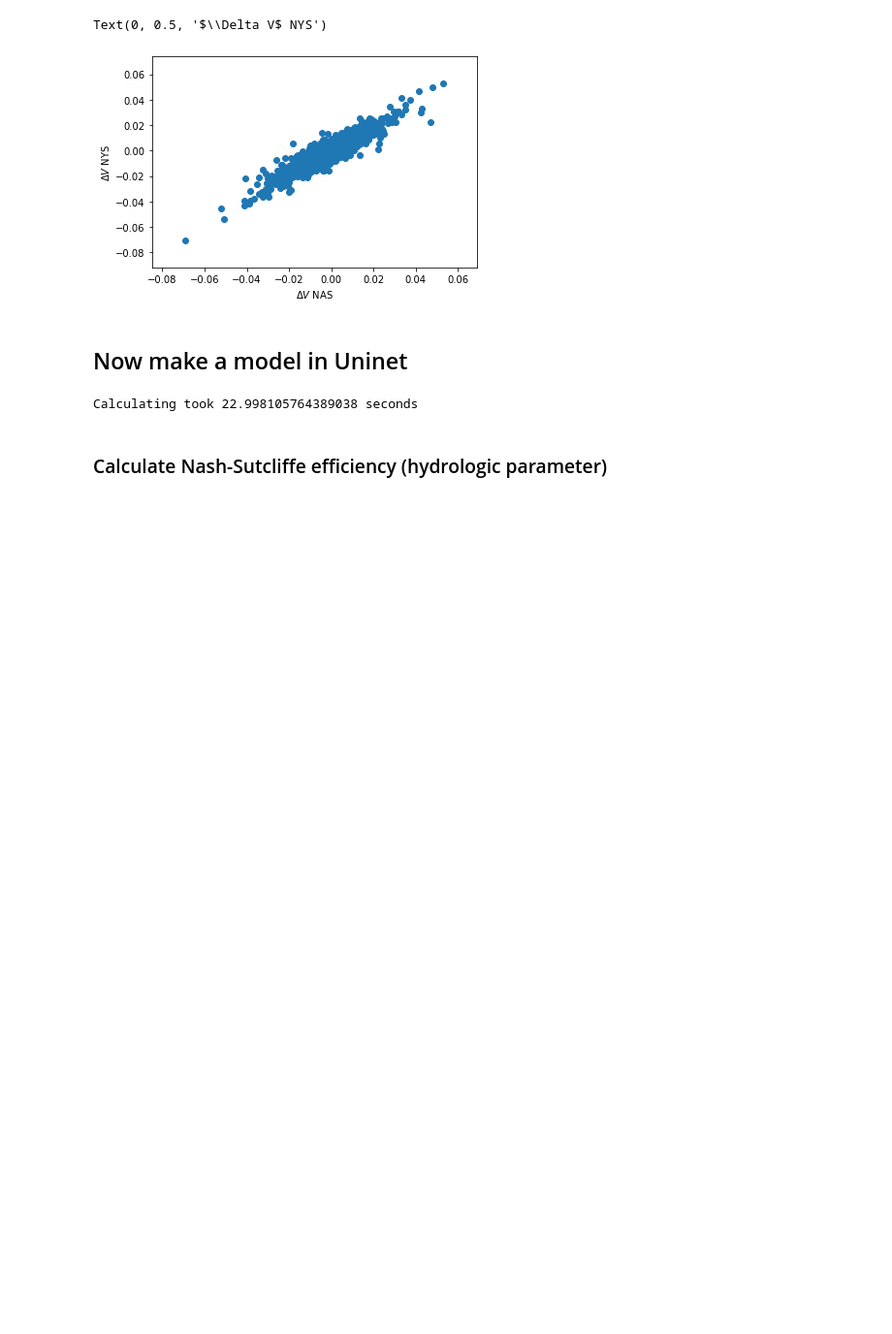
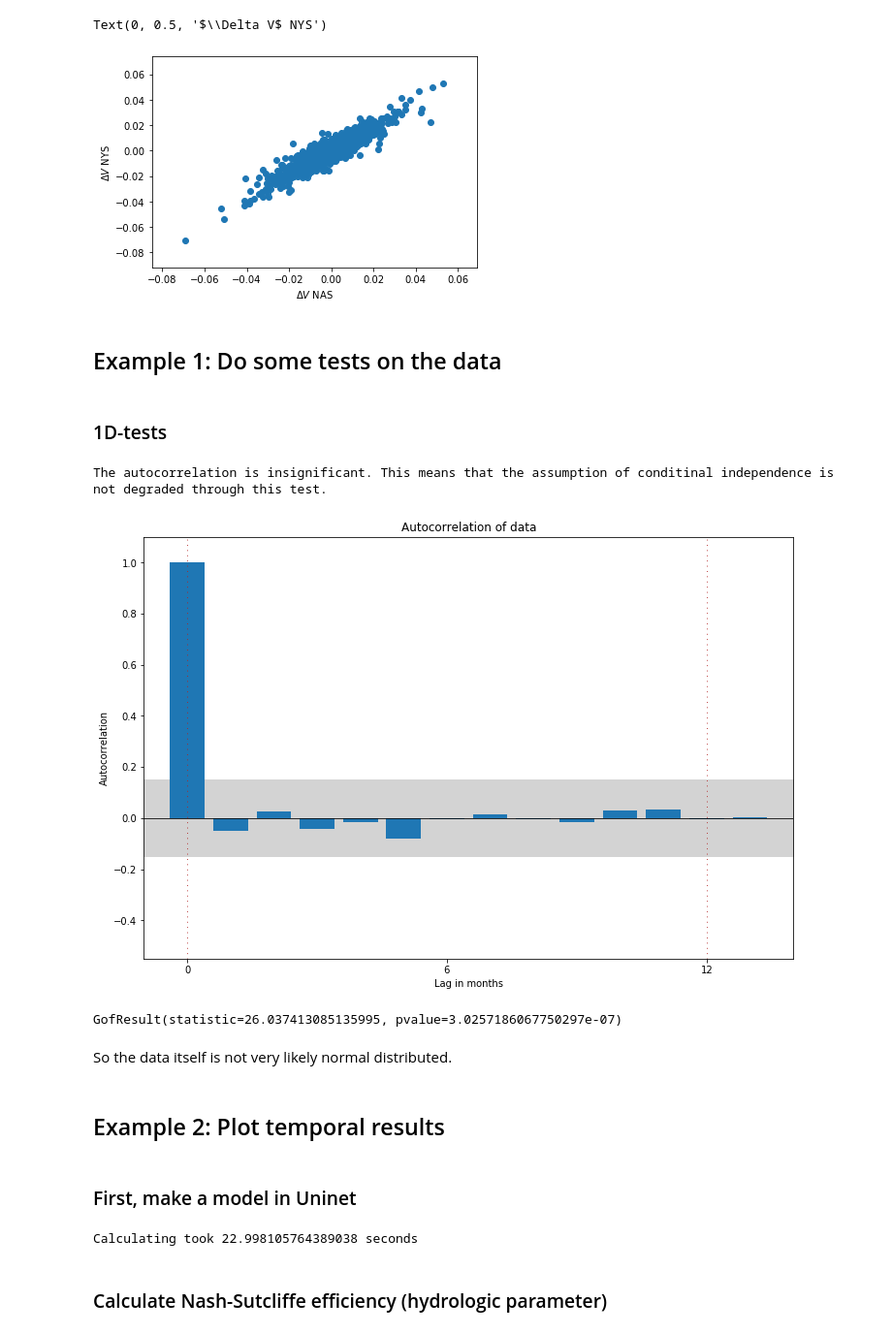
Before and after one commit to SjoerdGn/copulabayesnet, a Jupyter notebook: examples/various_examples.ipynb, the cells around one changed output. Shown: that part at 97% size. Drawn from its saved outputs; the diff is of its cells as text; code cells hidden in the pictures; blank space fills up the shorter version.

Commit message:
some new examples

```diff
--- a/examples/various_examples.ipynb
+++ b/examples/various_examples.ipynb
@@ -120,8 +118,30 @@ plt.ylabel('$\\Delta V$ NYS')
 # %% [output]
 Text(0, 0.5, '$\\Delta V$ NYS')
 [figure]
+# %% [markdown]
+## Example 1: Do some tests on the data
+# %% [markdown]
+### 1D-tests
+# %%
+# 1D module
+gof1d = bc.Gof1d(data = pd_data['DJI'])
+# %%
+gof1d.auto_corr_test(plot_figure=True, lag = 13)
+# The lag is denoted in months, whereas the data is actually in days.
+print("The autocorrelation is insignificant. This means that the assumption of conditinal independence is not degraded through this test.")
+# %% [output]
+The autocorrelation is insignificant. This means that the assumption of conditinal independence is not degraded through this test.
+[figure, added]
+# %%
+gof1d.ad_1d('norm', data = gof1d.data) #bugfix: 'data=' shouldn't be needed but leaving it gives an error now
+# %% [output]
+GofResult(statistic=26.037413085135995, pvalue=3.0257186067750297e-07)
+# %% [markdown]
+So the data itself is not very likely normal distributed.
+# %% [markdown]
+## Example 2: Plot temporal results
 # %% [markdown]
-## Now make a model in Uninet
+### First, make a model in Uninet
 # %%
 cm = CorrMatrix("example_matrix_stock.txt")
 
```
Also changed, not shown: parts of 3 cells of this notebook, 1 other file.
